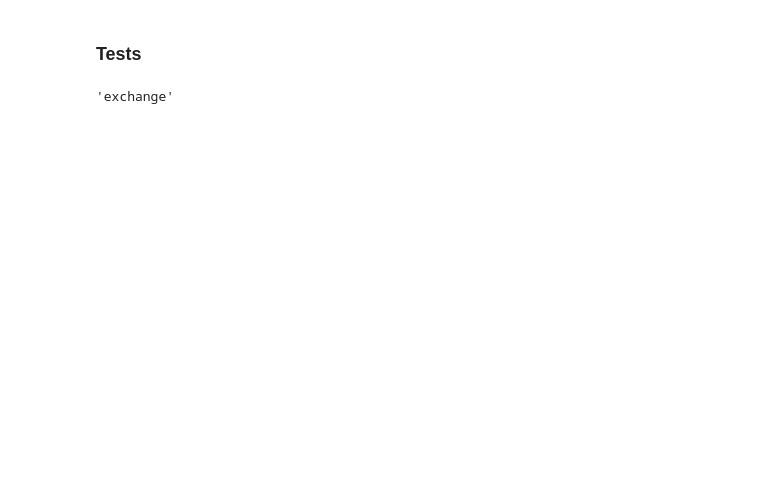
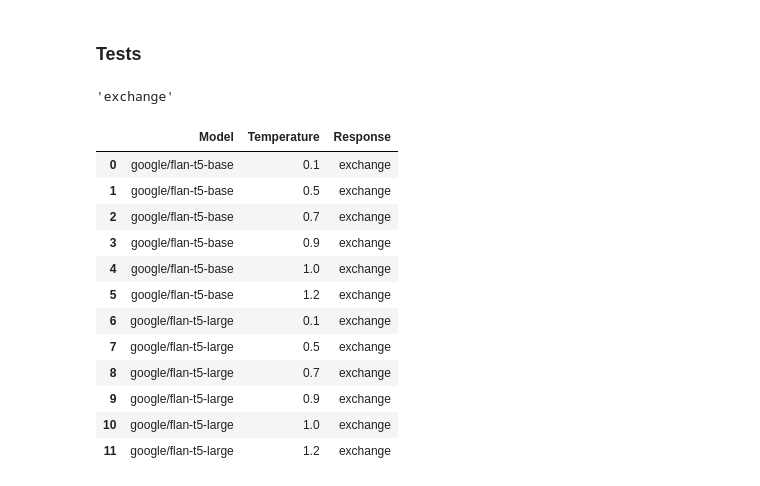
Before and after one commit to Bonorinoa/EconLLM_Lab, a Jupyter notebook: Projects/ExperimentPomptDB/experimentsDB_v1.ipynb, the cells around one changed output. Saved outputs shown, nothing was run; the diff lists cells and outputs as text; code cells hidden in the pictures; blank space fills up the shorter version.

```diff
--- a/Projects/ExperimentPomptDB/experimentsDB_v1.ipynb
+++ b/Projects/ExperimentPomptDB/experimentsDB_v1.ipynb
@@ -131,3 +117,39 @@ sys_prompt = f"You are a subject in an experiment called {df['Names'][0]}. Your
+# %%
+def run_n(models: dict,
+          temperatures: list,
+          system_prompt: str,
+          task_prompt: str):
+  '''
+  Function to experiment with a list of models by varying temperature. Total iterations = len(temperatures)  * len(models)
+  params:
+    n: number of experiments to run
+    models: List of tuples of the form (model name, provider). E.g., (google/flan-t5-base, hf)
+    temperatures: a list of floats corresponding to LLM temperature
+    system_prompt: The description of the persona the LLM should attempt to mimic
+    task_prompt: The experiment instruction or task that the experiment subject must do.
+  returns:
+    results: A pandas dataframe with the responses per iteration
+  '''
+
+  results = {"Model": [], "Temperature": [], "Response": []}
+
+  for model in models:
+    for temperature in temperatures:
+      llm = load_model(model_name=model[0],
+                      provider=model[1],
+                      model_kwargs={"temperature":temperature,
+                                    "max_length":100})
+
+      _, llm_response = build_completion_chain(system_prompt=system_prompt,
+                                               task_prompt=task_prompt,
+                                               llm=llm)
+      results['Model'].append(model[0])
+      results['Temperature'].append(temperature)
+      results['Response'].append(llm_response)
+
+  results = pd.DataFrame(results)
+
+  return results
 # %% [markdown]
 ### Tests
 # %%
@@ -149,3 +171,26 @@ llm_chain, llm_response = build_completion_chain(system_prompt=sys_prompt,
 llm_response
 # %% [output]
 'exchange'
+# %%
+models = [(model, 'hf'), ("google/flan-t5-large","hf")]
+temperatures = [0.1, 0.5, 0.7, 0.9, 1, 1.2]
+
+n_results = run_n(models=models,
+                  temperatures=temperatures,
+                  system_prompt=sys_prompt,
+                  task_prompt=task_prompt)
+n_results
+# %% [output]
+|  | Model | Temperature | Response |
+| 0 | google/flan-t5-base | 0.1 | exchange |
+| 1 | google/flan-t5-base | 0.5 | exchange |
+| 2 | google/flan-t5-base | 0.7 | exchange |
+| 3 | google/flan-t5-base | 0.9 | exchange |
+| 4 | google/flan-t5-base | 1.0 | exchange |
+| 5 | google/flan-t5-base | 1.2 | exchange |
+| 6 | google/flan-t5-large | 0.1 | exchange |
+| 7 | google/flan-t5-large | 0.5 | exchange |
+| 8 | google/flan-t5-large | 0.7 | exchange |
+| 9 | google/flan-t5-large | 0.9 | exchange |
+| 10 | google/flan-t5-large | 1.0 | exchange |
+| 11 | google/flan-t5-large | 1.2 | exchange |
```
Also changed, not shown: parts of 2 cells of this notebook.
